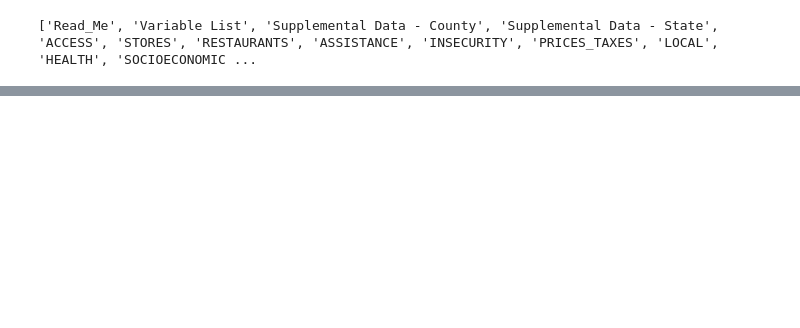
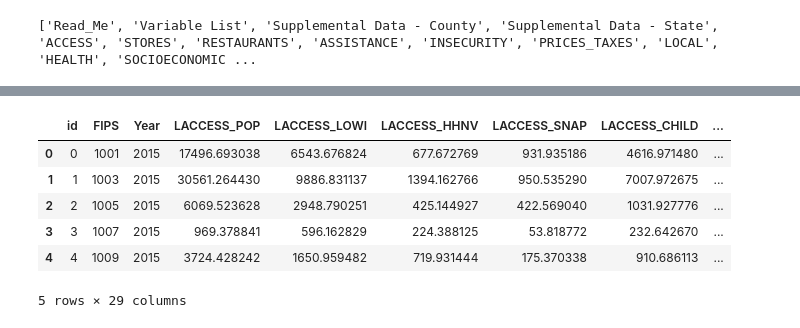
Before and after one commit to cinhui/ETL_county, a Jupyter notebook: ETL_food_environment_property.ipynb, the cells around one changed output, grey strips where cells are left out. Cells and saved outputs as stored; diff of their text form; code cells hidden in the pictures; blank space fills up the shorter version.

```diff
--- a/ETL_food_environment_property.ipynb
+++ b/ETL_food_environment_property.ipynb
@@ -37,0 +85,25 @@ variables
+# %%
+# select the columns starting with LACCESS and ends with 10
+temp_df = access.filter(regex=("^LACCESS+.*10$")).rename(columns=lambda x: re.sub('10$','',x))
+temp_df.insert(0,'FIPS',access['FIPS'])
+temp_df.insert(1,'Year',2010)
+temp_df.head()
+laccess = laccess.append(temp_df,sort=False)
+# %%
+# select the columns starting with PCT_LACCESS and ends with 15
+pct_access = access.filter(regex=("^PCT_LACCESS+.*15$"))
+pct_access.insert(0,'FIPS',access['FIPS'])
+pct_access.insert(1,'Year',2015)
+pct_access = pct_access.rename(columns=lambda x: re.sub('15$','',x))
+#pct_access.set_index('FIPS', inplace=True)
+
+# select the columns starting with PCT_LACCESS and ends with 10
+temp_df = access.filter(regex=("^PCT_LACCESS+.*10$")).rename(columns=lambda x: re.sub('10$','',x))
+temp_df.insert(0,'FIPS',access['FIPS'])
+temp_df.insert(1,'Year',2010)
+temp_df.head()
+pct_access = pct_access.append(temp_df,sort=False)
+# %%
+# Final dataframe containing laccess and pct_access
+access_df = pd.merge(laccess,pct_access, on=['FIPS','Year'])
+access_df.head()
@@ -37,0 +118,13 @@ variables
+# %%
+access_df = access_df.reset_index()
+# %%
+access_df = access_df.rename(columns={'index':'id'})
+access_df.head()
+# %% [output]
+|  | id | FIPS | Year | LACCESS_POP | LACCESS_LOWI | LACCESS_HHNV | LACCESS_SNAP | LACCESS_CHILD | ... |
+| 0 | 0 | 1001 | 2015 | 17496.693038 | 6543.676824 | 677.672769 | 931.935186 | 4616.971480 | ... |
+| 1 | 1 | 1003 | 2015 | 30561.264430 | 9886.831137 | 1394.162766 | 950.535290 | 7007.972675 | ... |
+| 2 | 2 | 1005 | 2015 | 6069.523628 | 2948.790251 | 425.144927 | 422.569040 | 1031.927776 | ... |
+| 3 | 3 | 1007 | 2015 | 969.378841 | 596.162829 | 224.388125 | 53.818772 | 232.642670 | ... |
+| 4 | 4 | 1009 | 2015 | 3724.428242 | 1650.959482 | 719.931444 | 175.370338 | 910.686113 | ... |
+5 rows × 29 columns
```
Also changed, not shown: parts of 20 cells of this notebook.
